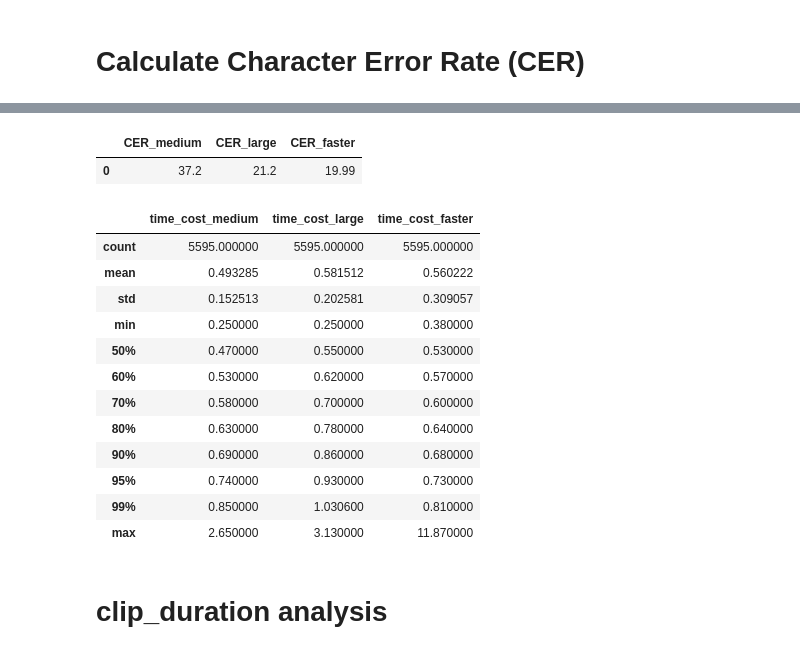
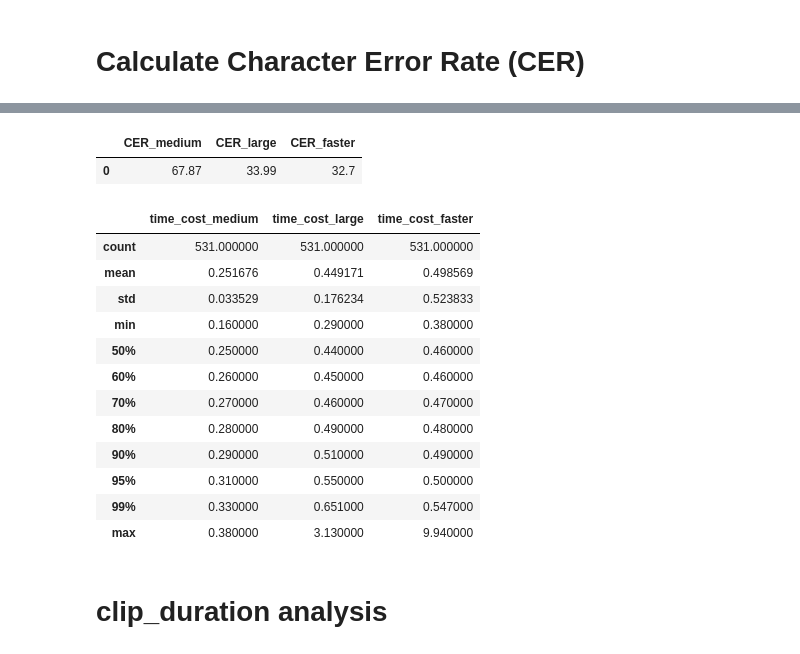
Before and after one commit to Chevolier/whisper, a Jupyter notebook: test.ipynb, the cells around one changed output, grey strips where cells are left out. Cells and saved outputs as stored; diff of their text form; code cells hidden in the pictures.

```diff
--- a/test.ipynb
+++ b/test.ipynb
@@ -133,0 +288,14 @@ device: cuda:0
+# %%
+import pandas as pd
+from tqdm import tqdm
+import time
+
+results = []
+
+for filename in tqdm(filenames, total=len(filenames)):
+    start_time = time.time()
+    result = pipe(os.path.join(test_data_dir, filename)) # , generate_kwargs={"language": "chinese"})
+    time_cost = time.time() - start_time
+    result['filename'] = filename
+    result['time_cost'] = round(time_cost, 2)
+    results.append(result)
@@ -134,8 +306,8 @@ device: cuda:0
 # %% [markdown]
 ## whisper medium
 # %%
-model_id = "/home/ec2-user/SageMaker/efs/Models/whisper-medium"
-# model_id = "/home/ec2-user/SageMaker/efs/Models/whisper-small-cantonese"
+# model_id = "/home/ec2-user/SageMaker/efs/Models/whisper-medium"
+model_id = "/home/ec2-user/SageMaker/efs/Models/whisper-small-cantonese"
 
 pipe = initialize_pipe(model_id)
 
@@ -259,9 +430,9 @@ df_pred_faster.head()
 # %% [markdown]
 ## combine all true and pred results
 # %%
-# df_true = pd.read_csv("./data/语料.csv")
-# df_all = pd.merge(df_true, df_pred_medium, left_on='record_file_id', right_on='filename')
+df_true = pd.read_csv("./data/test2/语料(1).csv")
+df_all = pd.merge(df_true, df_pred_medium, left_on='record_file_id', right_on='filename')
 
-df_true = pd.read_csv(test_data_path, sep='\t')
-df_true = df_true[:num_test]
-df_all = pd.merge(df_true, df_pred_medium, left_on='path', right_on='filename')
+# df_true = pd.read_csv(test_data_path, sep='\t')
+# df_true = df_true[:num_test]
+# df_all = pd.merge(df_true, df_pred_medium, left_on='path', right_on='filename')
@@ -334,8 +508,8 @@ normalizer = ChineseTextNormalizer()
 # %%
 for i, row in tqdm(df_all.iterrows(), total=df_all.shape[0]):
 
-    # content_clean = normalizer(row['content'])
-    content_clean = normalizer(row['sentence'])
+    content_clean = normalizer(row['content'])
+    # content_clean = normalizer(row['sentence'])
     pred_medium_clean = normalizer(row['pred_medium'])
     pred_large_clean = normalizer(row['pred_large'])
     pred_faster_clean = normalizer(row['pred_faster'])
@@ -345,8 +519,9 @@ for i, row in tqdm(df_all.iterrows(), total=df_all.shape[0]):
     df_all.loc[i, 'pred_large_clean'] = pred_large_clean
     df_all.loc[i, 'pred_faster_clean'] = pred_faster_clean
 
-# new_columns = ['category_name', 'user_id', 'content', 'content_clean', 'pred_medium', 'pred_medium_clean', 'pred_large', 'pred_large_clean', 'pred_faster', 'pred_faster_clean', 'time_cost_medium', 'time_cost_large', 'time_cost_faster', 'chunks_medium', 'chunks_large', 'record_file_id',  'filename']
-new_columns = ['sentence', 'content_clean', 'pred_medium', 'pred_medium_clean', 'pred_large', 'pred_large_clean', 'pred_faster', 'pred_faster_clean', 'time_cost_medium', 'time_cost_large', 'time_cost_faster', 'filename']
+    # 'chunks_medium',
+new_columns = ['category_name', 'user_id', 'content', 'content_clean', 'pred_medium', 'pred_medium_clean', 'pred_large', 'pred_large_clean', 'pred_faster', 'pred_faster_clean', 'time_cost_medium', 'time_cost_large', 'time_cost_faster', 'chunks_large', 'record_file_id',  'filename']
+# new_columns = ['sentence', 'content_clean', 'pred_medium', 'pred_medium_clean', 'pred_large', 'pred_large_clean', 'pred_faster', 'pred_faster_clean', 'time_cost_medium', 'time_cost_large', 'time_cost_faster', 'filename']
 
 df_all = df_all[new_columns]
 df_all.head(10)
@@ -373,29 +548,29 @@ cer_faster = jiwer.cer(list(df_all["content_clean"]), list(df_all["pred_faster_c
 df_cer = pd.DataFrame({"CER_medium": [cer_medium], "CER_large": [cer_large], "CER_faster": [cer_faster]})
 df_cer = df_cer *100
 df_cer = df_cer.round(2)
-df_cer.to_csv("outputs/cer_medium.csv", index=False)
+df_cer.to_csv("outputs/test2_cer_small.csv", index=False)
 df_cer
 # %% [output]
 |  | CER_medium | CER_large | CER_faster |
-| 0 | 37.2 | 21.2 | 19.99 |
+| 0 | 67.87 | 33.99 | 32.7 |
 # %%
 df_stats = df_all[['time_cost_medium', 'time_cost_large', 'time_cost_faster']].describe(percentiles=[0.5, 0.6, 0.7, 0.8, 0.9, 0.95, 0.99])
-df_stats.to_csv("outputs/time_stats_medium.csv")
+df_stats.to_csv("outputs/test2_time_stats_small.csv")
 df_stats
 # %% [output]
 |  | time_cost_medium | time_cost_large | time_cost_faster |
-| count | 5595.000000 | 5595.000000 | 5595.000000 |
-| mean | 0.493285 | 0.581512 | 0.560222 |
-| std | 0.152513 | 0.202581 | 0.309057 |
-| min | 0.250000 | 0.250000 | 0.380000 |
-| 50% | 0.470000 | 0.550000 | 0.530000 |
-| 60% | 0.530000 | 0.620000 | 0.570000 |
-| 70% | 0.580000 | 0.700000 | 0.600000 |
-| 80% | 0.630000 | 0.780000 | 0.640000 |
-| 90% | 0.690000 | 0.860000 | 0.680000 |
-| 95% | 0.740000 | 0.930000 | 0.730000 |
-| 99% | 0.850000 | 1.030600 | 0.810000 |
-| max | 2.650000 | 3.130000 | 11.870000 |
+| count | 531.000000 | 531.000000 | 531.000000 |
+| mean | 0.251676 | 0.449171 | 0.498569 |
+| std | 0.033529 | 0.176234 | 0.523833 |
+| min | 0.160000 | 0.290000 | 0.380000 |
+| 50% | 0.250000 | 0.440000 | 0.460000 |
+| 60% | 0.260000 | 0.450000 | 0.460000 |
+| 70% | 0.270000 | 0.460000 | 0.470000 |
+| 80% | 0.280000 | 0.490000 | 0.480000 |
+| 90% | 0.290000 | 0.510000 | 0.490000 |
+| 95% | 0.310000 | 0.550000 | 0.500000 |
+| 99% | 0.330000 | 0.651000 | 0.547000 |
+| max | 0.380000 | 3.130000 | 9.940000 |
 # %% [markdown]
 # clip_duration analysis
 # %%
```
Also changed, not shown: parts of 32 cells of this notebook, 41 other files.
